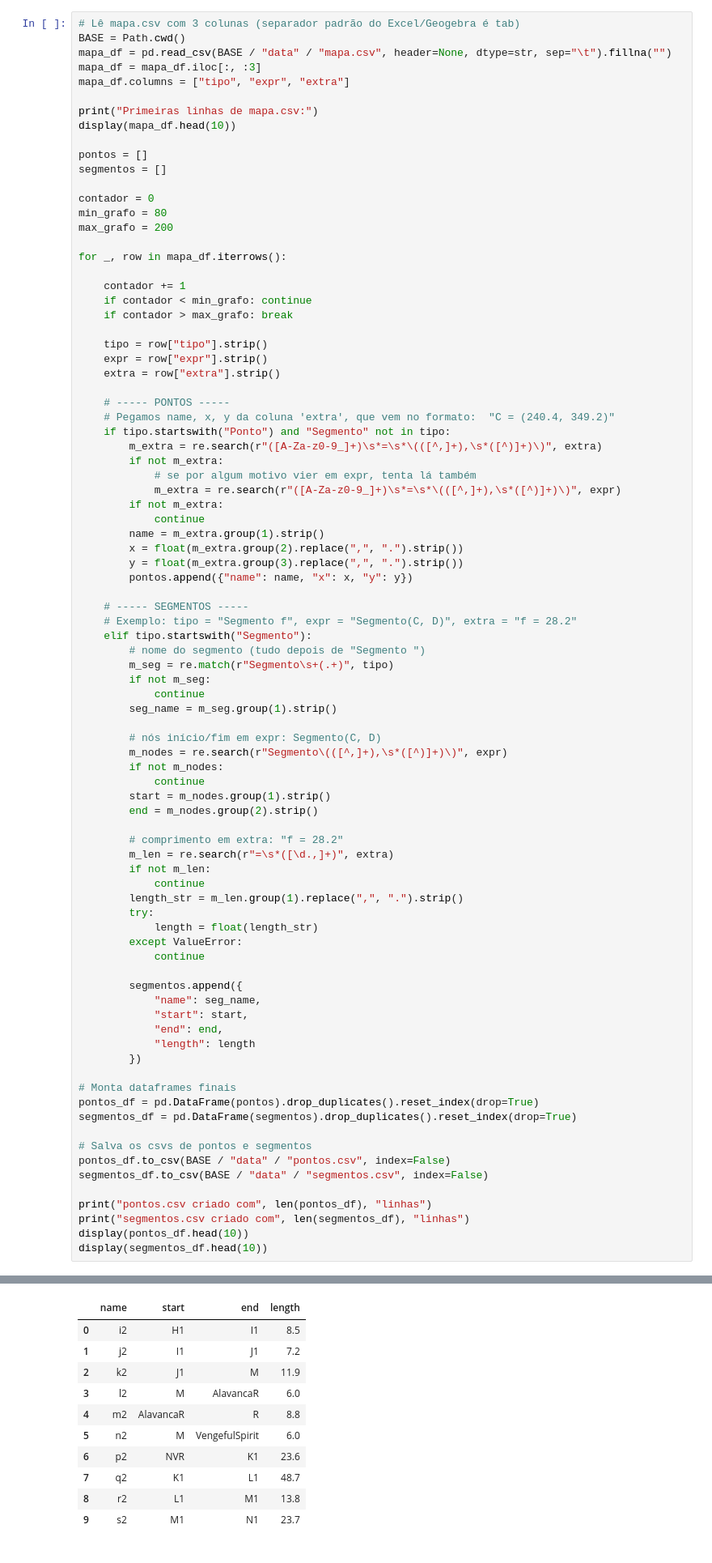
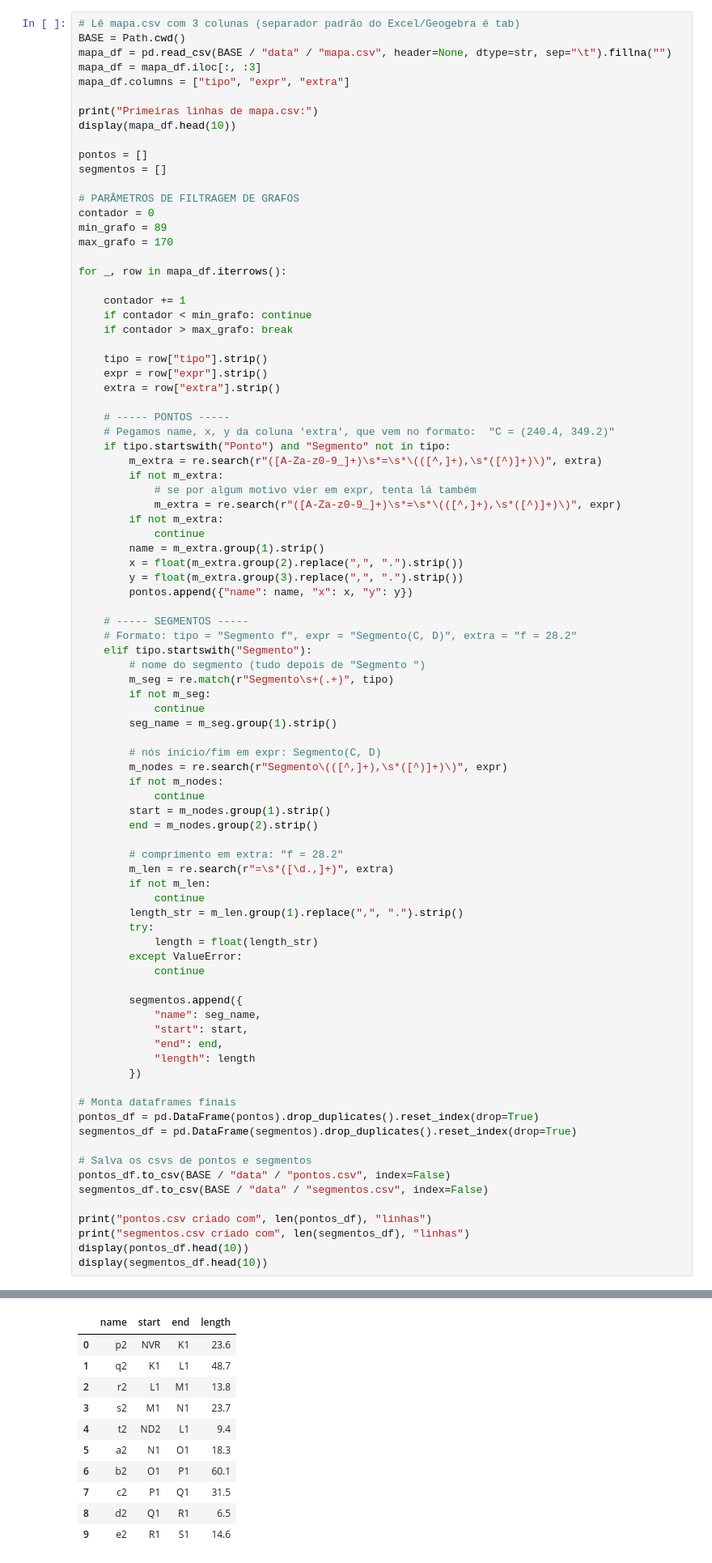
Before and after one commit to guilherme-hu/OTM, a Jupyter notebook: main.ipynb, the cells around one changed output, grey strips where cells are left out. Shown at 81% size. Drawn from its saved outputs; the diff is of its cells as text.

```diff
--- a/main.ipynb
+++ b/main.ipynb
@@ -79,9 +89,10 @@ display(mapa_df.head(10))
 pontos = []
 segmentos = []
 
+# PARÂMETROS DE FILTRAGEM DE GRAFOS
 contador = 0
-min_grafo = 80
-max_grafo = 200
+min_grafo = 89
+max_grafo = 170
 
 for _, row in mapa_df.iterrows():
 
@@ -108,7 +119,7 @@ for _, row in mapa_df.iterrows():
         pontos.append({"name": name, "x": x, "y": y})
 
     # ----- SEGMENTOS -----
-    # Exemplo: tipo = "Segmento f", expr = "Segmento(C, D)", extra = "f = 28.2"
+    # Formato: tipo = "Segmento f", expr = "Segmento(C, D)", extra = "f = 28.2"
     elif tipo.startswith("Segmento"):
         # nome do segmento (tudo depois de "Segmento ")
         m_seg = re.match(r"Segmento\s+(.+)", tipo)
@@ -181,14 +192,14 @@ segmentos.csv criado com 66 linhas
 |  | name | start | end | length |
-| 0 | i2 | H1 | I1 | 8.5 |
-| 1 | j2 | I1 | J1 | 7.2 |
-| 2 | k2 | J1 | M | 11.9 |
-| 3 | l2 | M | AlavancaR | 6.0 |
-| 4 | m2 | AlavancaR | R | 8.8 |
-| 5 | n2 | M | VengefulSpirit | 6.0 |
-| 6 | p2 | NVR | K1 | 23.6 |
-| 7 | q2 | K1 | L1 | 48.7 |
-| 8 | r2 | L1 | M1 | 13.8 |
-| 9 | s2 | M1 | N1 | 23.7 |
+| 0 | p2 | NVR | K1 | 23.6 |
+| 1 | q2 | K1 | L1 | 48.7 |
+| 2 | r2 | L1 | M1 | 13.8 |
+| 3 | s2 | M1 | N1 | 23.7 |
+| 4 | t2 | ND2 | L1 | 9.4 |
+| 5 | a2 | N1 | O1 | 18.3 |
+| 6 | b2 | O1 | P1 | 60.1 |
+| 7 | c2 | P1 | Q1 | 31.5 |
+| 8 | d2 | Q1 | R1 | 6.5 |
+| 9 | e2 | R1 | S1 | 14.6 |
 # %% [markdown]
 Abaixo está o código que, a partir dos csvs dos pontos e segmentos, gera a imagem do grafo do mapa para visualização. São geradas duas imagens, uma com o grafo puro, chamado "mapa_plot", e a segunda com o grafo em cima da imagem do mapa do jogo, com o nome "mapa_plot_bg". O código abaixo é ignorável e serve só para visualização do grafo.
 # %%
```
Also changed, not shown: parts of 18 cells of this notebook, 21 other files.
